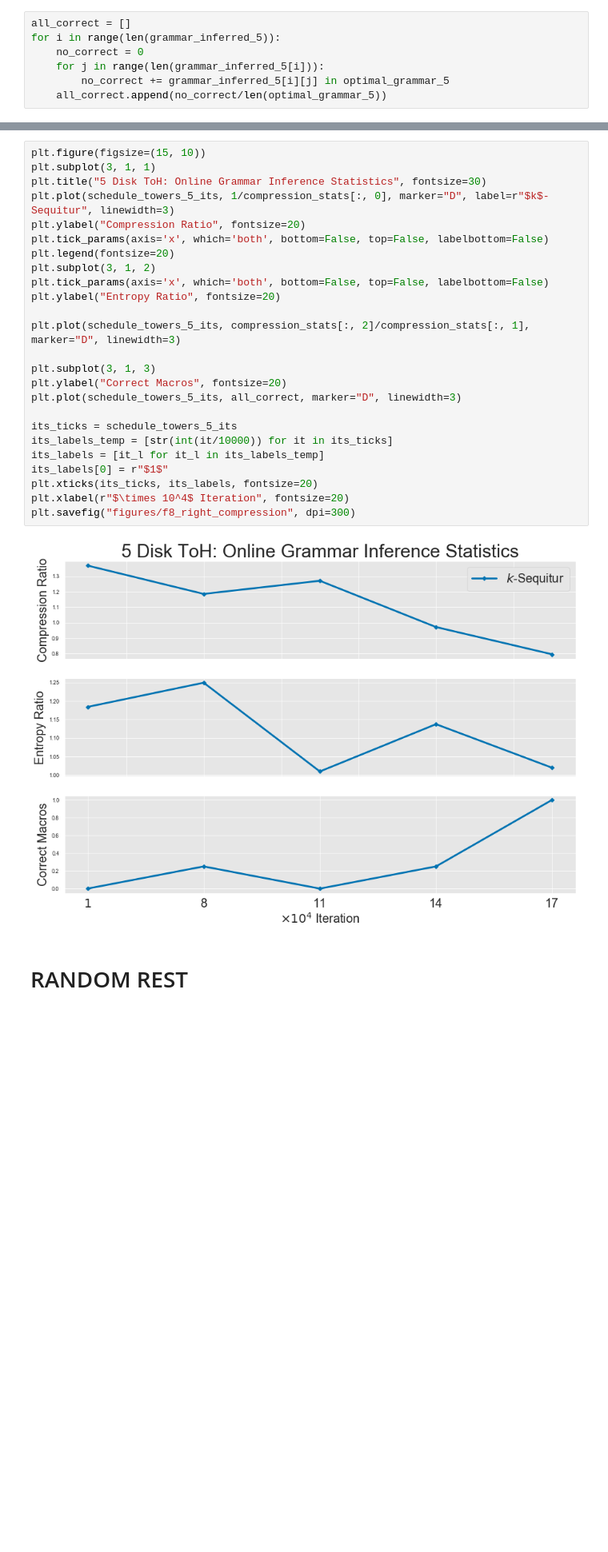
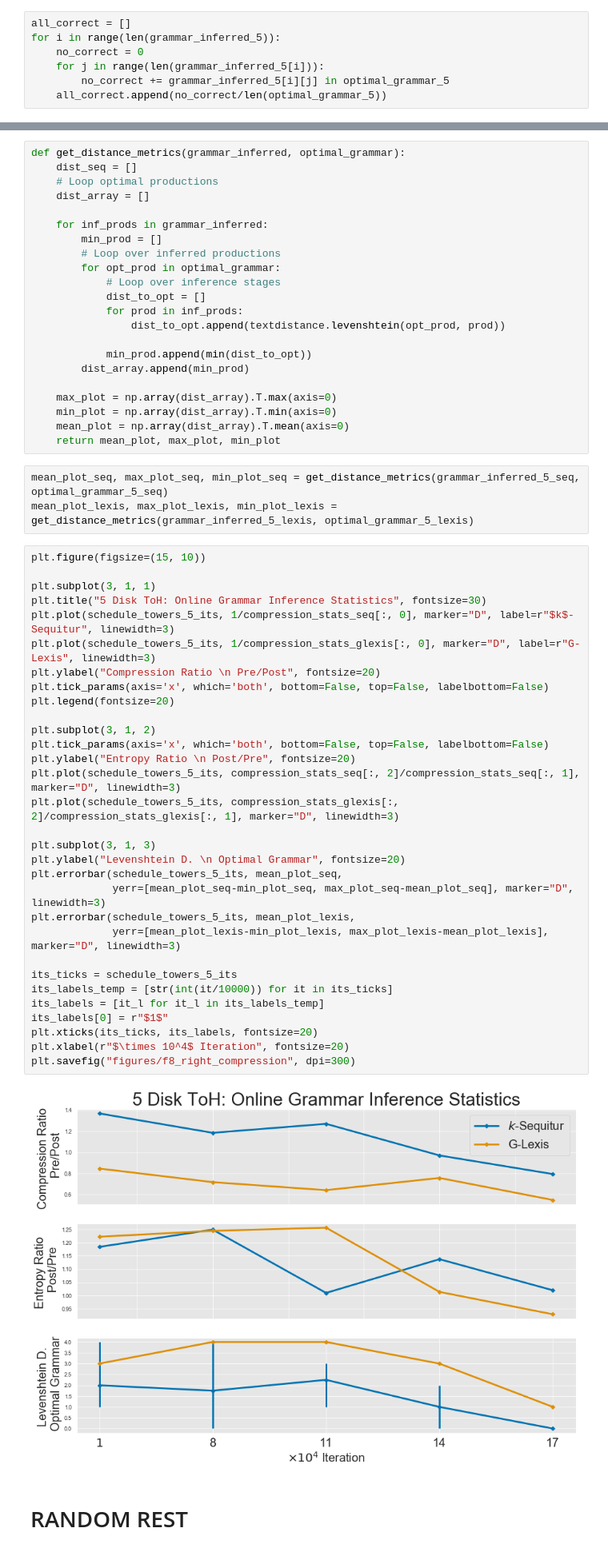
Before and after one commit to RobertTLange/action-grammars-hrl, a Jupyter notebook: visualize_results.ipynb, the cells around one changed output, grey strips where cells are left out. Shown at 80% size. Saved outputs shown, nothing was run; the diff lists cells and outputs as text; blank space fills up the shorter version.

Commit message:
09/08/19 - Correct compression statistics calculation

```diff
--- a/visualize_results.ipynb
+++ b/visualize_results.ipynb
@@ -333,29 +368,60 @@ compression_stats = np.loadtxt(results_path_hanoi + "compression_seq_TOH.csv")
+# %%
+def get_distance_metrics(grammar_inferred, optimal_grammar):
+    dist_seq = []
+    # Loop optimal productions
+    dist_array = []
+
+    for inf_prods in grammar_inferred:
+        min_prod = []
+        # Loop over inferred productions
+        for opt_prod in optimal_grammar:
+            # Loop over inference stages
+            dist_to_opt = []
+            for prod in inf_prods:
+                dist_to_opt.append(textdistance.levenshtein(opt_prod, prod))
+
+            min_prod.append(min(dist_to_opt))
+        dist_array.append(min_prod)
+
+    max_plot = np.array(dist_array).T.max(axis=0)
+    min_plot = np.array(dist_array).T.min(axis=0)
+    mean_plot = np.array(dist_array).T.mean(axis=0)
+    return mean_plot, max_plot, min_plot
+# %%
+mean_plot_seq, max_plot_seq, min_plot_seq = get_distance_metrics(grammar_inferred_5_seq, optimal_grammar_5_seq)
+mean_plot_lexis, max_plot_lexis, min_plot_lexis = get_distance_metrics(grammar_inferred_5_lexis, optimal_grammar_5_lexis)
 # %%
 plt.figure(figsize=(15, 10))
+
 plt.subplot(3, 1, 1)
 plt.title("5 Disk ToH: Online Grammar Inference Statistics", fontsize=30)
-plt.plot(schedule_towers_5_its, 1/compression_stats[:, 0], marker="D", label=r"$k$-Sequitur", linewidth=3)
-plt.ylabel("Compression Ratio", fontsize=20)
+plt.plot(schedule_towers_5_its, 1/compression_stats_seq[:, 0], marker="D", label=r"$k$-Sequitur", linewidth=3)
+plt.plot(schedule_towers_5_its, 1/compression_stats_glexis[:, 0], marker="D", label=r"G-Lexis", linewidth=3)
+plt.ylabel("Compression Ratio \n Pre/Post", fontsize=20)
 plt.tick_params(axis='x', which='both', bottom=False, top=False, labelbottom=False)
 plt.legend(fontsize=20)
+
 plt.subplot(3, 1, 2)
 plt.tick_params(axis='x', which='both', bottom=False, top=False, labelbottom=False)
-plt.ylabel("Entropy Ratio", fontsize=20)
-
-plt.plot(schedule_towers_5_its, compression_stats[:, 2]/compression_stats[:, 1], marker="D", linewidth=3)
+plt.ylabel("Entropy Ratio \n Post/Pre", fontsize=20)
+plt.plot(schedule_towers_5_its, compression_stats_seq[:, 2]/compression_stats_seq[:, 1], marker="D", linewidth=3)
+plt.plot(schedule_towers_5_its, compression_stats_glexis[:, 2]/compression_stats_glexis[:, 1], marker="D", linewidth=3)
 
 plt.subplot(3, 1, 3)
-plt.ylabel("Correct Macros", fontsize=20)
-plt.plot(schedule_towers_5_its, all_correct, marker="D", linewidth=3)
+plt.ylabel("Levenshtein D. \n Optimal Grammar", fontsize=20)
+plt.errorbar(schedule_towers_5_its, mean_plot_seq,
+             yerr=[mean_plot_seq-min_plot_seq, max_plot_seq-mean_plot_seq], marker="D", linewidth=3)
+plt.errorbar(schedule_towers_5_its, mean_plot_lexis,
+             yerr=[mean_plot_lexis-min_plot_lexis, max_plot_lexis-mean_plot_lexis], marker="D", linewidth=3)
 
 its_ticks = schedule_towers_5_its
 its_labels_temp = [str(int(it/10000)) for it in its_ticks]
 its_labels = [it_l for it_l in its_labels_temp]
 its_labels[0] = r"$1$"
 plt.xticks(its_ticks, its_labels, fontsize=20)
 plt.xlabel(r"$\times 10^4$ Iteration", fontsize=20)
 plt.savefig("figures/f8_right_compression", dpi=300)
 # %% [output]
-[figure, old version]
+[figure, new version]
 # %% [markdown]
 # RANDOM REST
```
Also changed, not shown: parts of 13 cells of this notebook, 2 other files.
